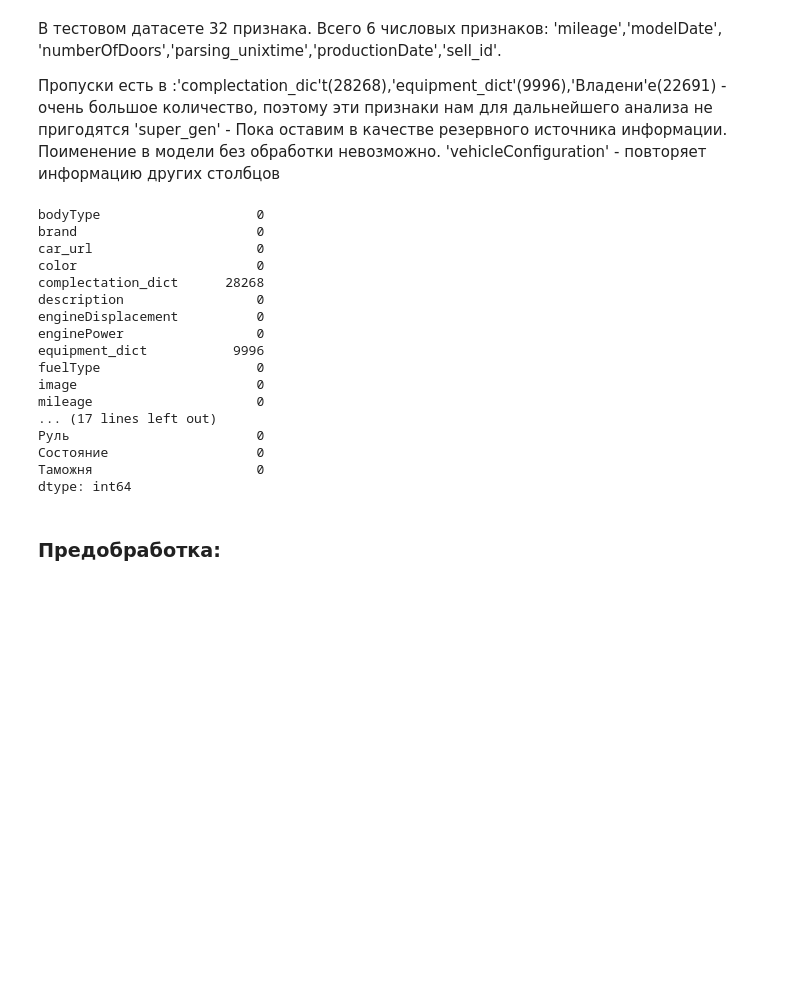
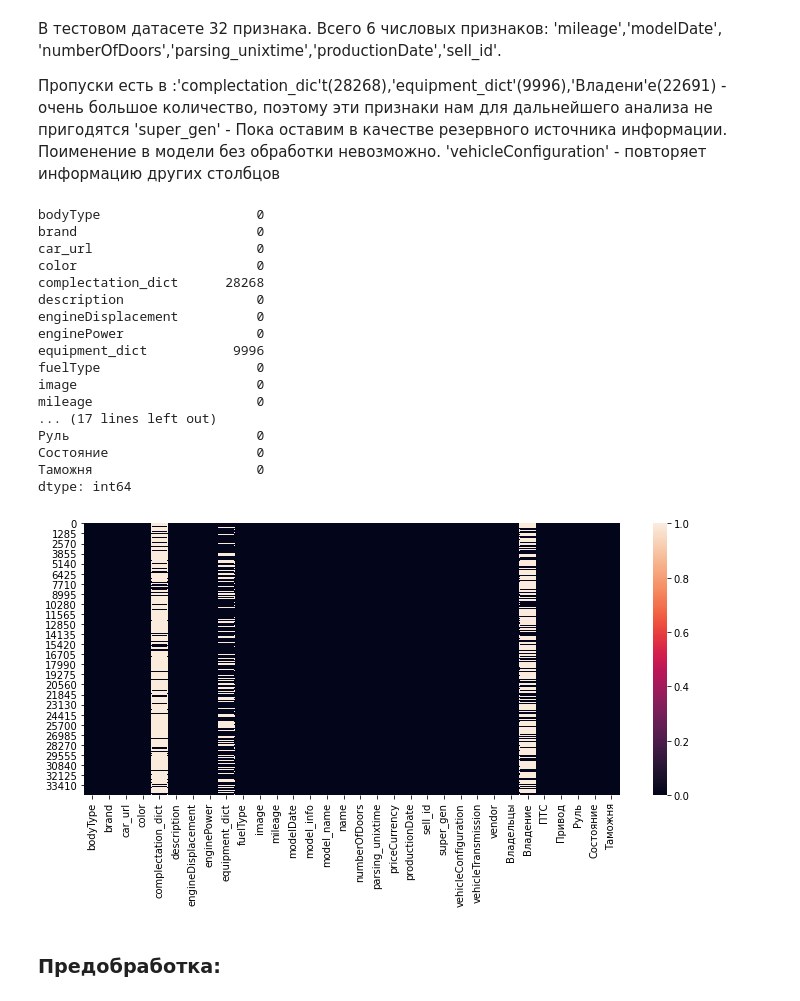
Before and after one commit to andrian2020/Skill_github, a Jupyter notebook: module_6/project_choose_a_car.ipynb, the cells around one changed output. Drawn from its saved outputs; the diff is of its cells as text; code cells hidden in the pictures; blank space fills up the shorter version.

```diff
--- a/module_6/project_choose_a_car.ipynb
+++ b/module_6/project_choose_a_car.ipynb
@@ -199,26 +255,29 @@ memory usage: 8.5+ MB
 Пропуски есть в :'complectation_dic't(28268),'equipment_dict'(9996),'Владени'е(22691) - очень большое количество, поэтому эти признаки нам для дальнейшего анализа не пригодятся
 'super_gen' - Пока оставим в качестве резервного источника информации. Поименение в модели без обработки невозможно.
 'vehicleConfiguration' - повторяет информацию других столбцов
-# %%
-test.isna().sum()
-# %% [output]
-bodyType                    0
-brand                       0
-car_url                     0
-color                       0
-complectation_dict      28268
-description                 0
-engineDisplacement          0
-enginePower                 0
-equipment_dict           9996
-fuelType                    0
-image                       0
-mileage                     0
-... (17 lines left out)
-Руль                        0
-Состояние                   0
-Таможня                     0
-dtype: int64
+# %%
+f, ax = plt.subplots(figsize=(12, 5))
+sns.heatmap(test.isnull(), cbar=True)
+test.isnull().sum()
+# %% [output]
+bodyType                    0
+brand                       0
+car_url                     0
+color                       0
+complectation_dict      28268
+description                 0
+engineDisplacement          0
+enginePower                 0
+equipment_dict           9996
+fuelType                    0
+image                       0
+mileage                     0
+... (17 lines left out)
+Руль                        0
+Состояние                   0
+Таможня                     0
+dtype: int64
+[figure, added]
 # %% [markdown]
 ###  Предобработка:
 # %% [markdown]
```
Also changed, not shown: parts of 93 cells of this notebook.
